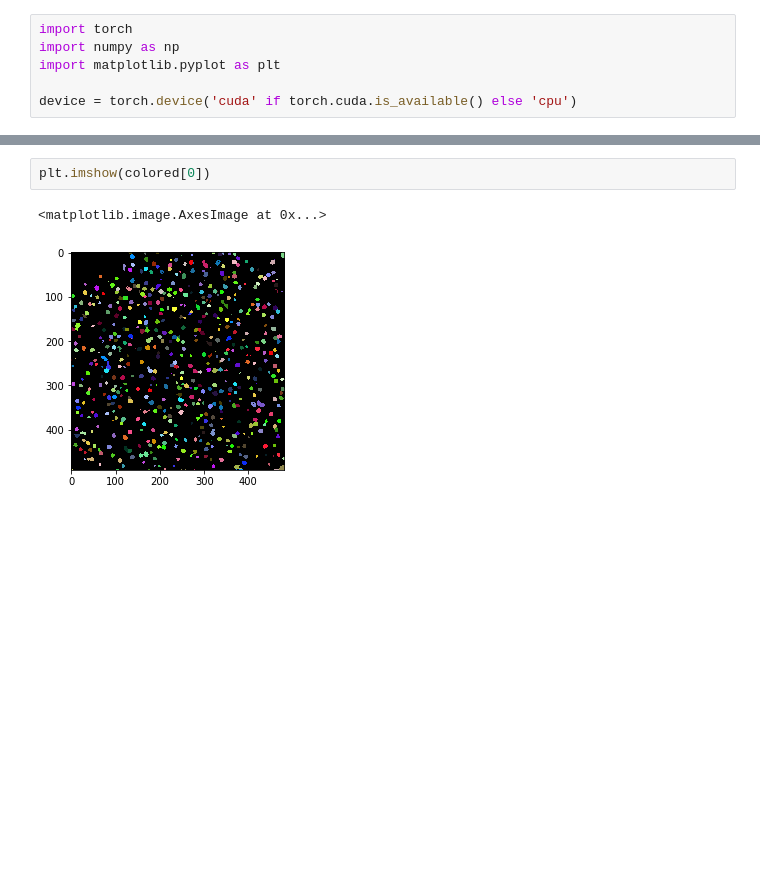
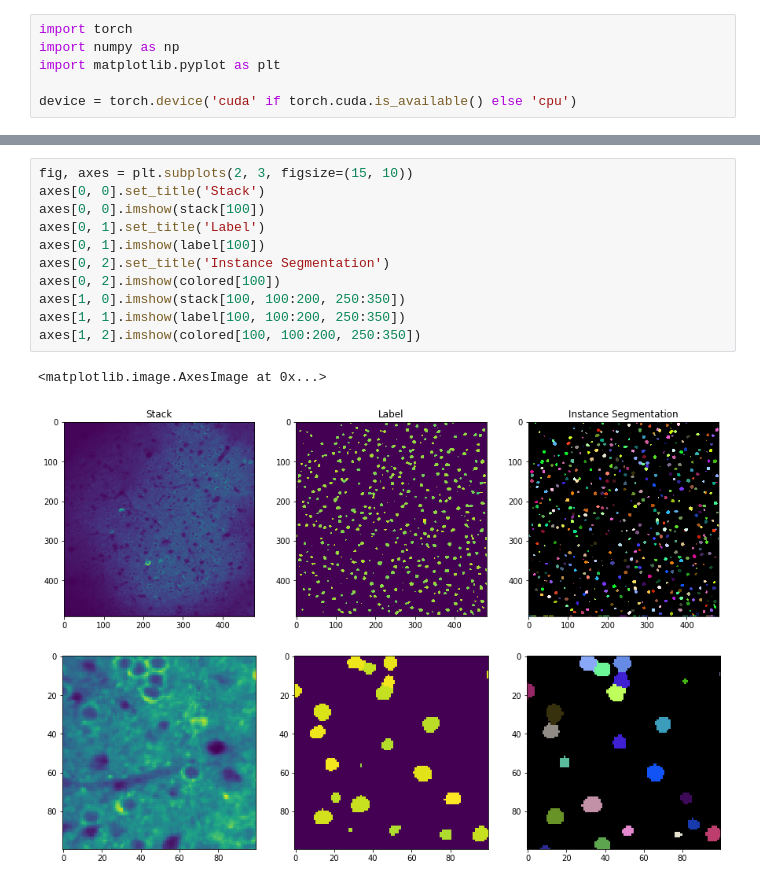
Before and after one commit to cajal/bl3d, a Jupyter notebook: Demo.ipynb, the cells around one changed output, grey strips where cells are left out. Saved outputs shown, nothing was run; the diff lists cells and outputs as text; blank space fills up the shorter version.

```diff
--- a/Demo.ipynb
+++ b/Demo.ipynb
@@ -115,5 +111,14 @@ axes[1, 2].imshow(colored[100, 200:300, 200:300])
-# %%
-plt.imshow(colored[0])
-# %% [output]
-<matplotlib.image.AxesImage at 0x...>
-[figure, removed]
+# %%
+fig, axes = plt.subplots(2, 3, figsize=(15, 10))
+axes[0, 0].set_title('Stack')
+axes[0, 0].imshow(stack[100])
+axes[0, 1].set_title('Label')
+axes[0, 1].imshow(label[100])
+axes[0, 2].set_title('Instance Segmentation')
+axes[0, 2].imshow(colored[100])
+axes[1, 0].imshow(stack[100, 100:200, 250:350])
+axes[1, 1].imshow(label[100, 100:200, 250:350])
+axes[1, 2].imshow(colored[100, 100:200, 250:350])
+# %% [output]
+<matplotlib.image.AxesImage at 0x...>
+[figure, added]
```
Also changed, not shown: parts of 7 cells of this notebook, 5 other files.
